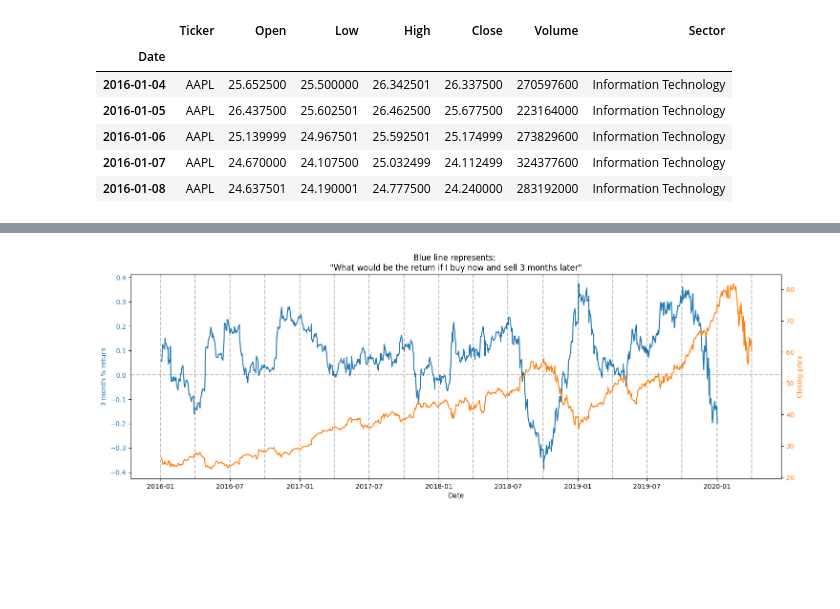
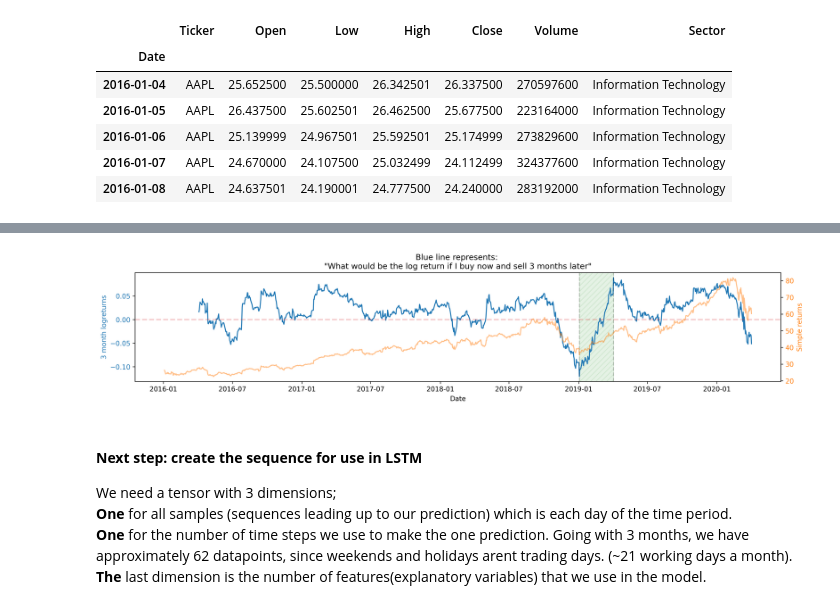
Before and after one commit to nico965j/financial-forecasting-bachelor, a Jupyter notebook: dataset-processing.ipynb, the cells around one changed output, grey strips where cells are left out. Saved outputs shown, nothing was run; the diff lists cells and outputs as text; code cells hidden in the pictures; blank space fills up the shorter version.

```diff
--- a/dataset-processing.ipynb
+++ b/dataset-processing.ipynb
@@ -54,40 +78,64 @@ aapl_stock_data.head(5)
 # %%
+def ReturnsPlot(return_data, title, y_labels=[], second_data=None, fig_kwargs={}, grid=False, max_return=False):
+
 # double axis plot using closing price and volumne traded on second axis.
 # Closing price in blue and volume in orange
 # dates should be every 6 months
 
-fig, ax1 = plt.subplots(figsize=(15, 5))
+    if len(y_labels) == 1:
+        y_labels = [y_labels]
 
-color = 'tab:blue'
-ax1.set_xlabel('Date')
-ax1.set_ylabel('3 month % return', color=color)
-ax1.plot(aapl_stock_data['3month_return'], color=color)
-ax1.tick_params(axis='y', labelcolor=color)
-ax1.axhline(y=0, color='black', linestyle='--', alpha=0.25)
+    fig, ax1 = plt.subplots(**fig_kwargs)
 
-# show two vertical lines where one is the max 3 month return point, and the other is three months before that
-# max_3month_return_date = aapl_stock_data['3month_return'].idxmax()
-# ax1.axvline(x=max_3month_return_date, color='black', linestyle='--', alpha=0.2)
-# ax1.axvline(x=max_3month_return_date - pd.Timedelta(days=90), color='black', linestyle='--', alpha=0.2)
+    color = 'tab:blue'
+    ax1.set_xlabel('Date')
+    ax1.set_ylabel(y_labels[0], color=color)
+    ax1.plot(return_data, color=color)
+    ax1.tick_params(axis='y', labelcolor=color)
+    ax1.axhline(y=0, color='tab:red', linestyle='--', alpha=0.25, linewidth=2)
 
+    # show two vertical lines where one is the max 3 month return point, and the other is three months before that
+    if max_return:
+        max_3month_return_date = return_data.idxmax()
+        ax1.axvline(x=max_3month_return_date, color='black', linestyle='--', alpha=0.2)
+        ax1.axvline(x=max_3month_return_date + pd.Timedelta(days=-90), color='black', linestyle='--', alpha=0.2)
 
-# Make a grid that has vertical lines on every 3 months starting from the first date
-start_date = aapl_stock_data.index[0]
-end_date = aapl_stock_data.index[-1]
-date_range = pd.date_range(start_date - pd.Timedelta(days=3), end_date, freq='3MS')
-for date in date_range:
-    ax1.axvline(x=date, color='black', linestyle='--', alpha=0.25)
+        ax1.axvspan(max_3month_return_date + pd.Timedelta(days=-90),
+                    max_3month_return_date, hatch='///',
+                    color='green', alpha=0.1)
 
+    if grid:
+        # Make a grid that has vertical lines on every 3 months starting from the first date
+        start_date = return_data.index[0]
+        end_date = return_data.index[-1]
+        date_range = pd.date_range(start_date - pd.Timedelta(days=3), end_date, freq='3MS')
+        for date in date_range:
+            ax1.axvline(x=date, color='black', linestyle='--', alpha=0.25)
 
-ax2 = ax1.twinx()  # instantiate a second axes that shares the same x-axis
+    if second_data is not None:
+        ax2 = ax1.twinx()  # instantiate a second axes that shares the same x-axis
+        color = 'tab:orange'
+        ax2.set_ylabel(y_labels[1], color=color)  # we already handled the x-label with ax1
+        ax2.plot(second_data, color=color, alpha=0.5)
+        ax2.tick_params(axis='y', labelcolor=color)
 
-color = 'tab:orange'
-ax2.set_ylabel('Closing price', color=color)  # we already handled the x-label with ax1
-ax2.plot(aapl_stock_data['Close'], color=color)
-ax2.tick_params(axis='y', labelcolor=color)
-
-fig.tight_layout()  # otherwise the right y-label is slightly clipped
-plt.title('Blue line represents: \n"What would be the return if I buy now and sell 3 months later"')
-plt.show()
+    # plt.legend()
+    fig.tight_layout()
+    plt.title(title)
+    plt.show()
-# %% [output]
-[figure, removed]
+# %%
+ReturnsPlot(aapl_stock_data['log_return_3m'],
+            'Blue line represents: \n"What would be the log return if I buy now and sell 3 months later"',
+            y_labels=['3 month logreturns', 'Simple returns'],
+            second_data=aapl_stock_data['Close'],
+            fig_kwargs={'figsize': (15, 3), 'dpi': 300},
+            grid=False,
+            max_return=True,)
+# %% [output]
+[figure, added]
+# %% [markdown]
+#### **Next step: create the sequence for use in LSTM**
+We need a tensor with 3 dimensions; \
+**One** for all samples (sequences leading up to our prediction) which is each day of the time period. \
+**One** for the number of time steps we use to make the one prediction. Going with 3 months, we have approximately 62 datapoints, since weekends and holidays arent trading days. (~21 working days a month). \
+**The** last dimension is the number of features(explanatory variables) that we use in the model.
```
Also changed, not shown: parts of 20 cells of this notebook, 2 other files.
